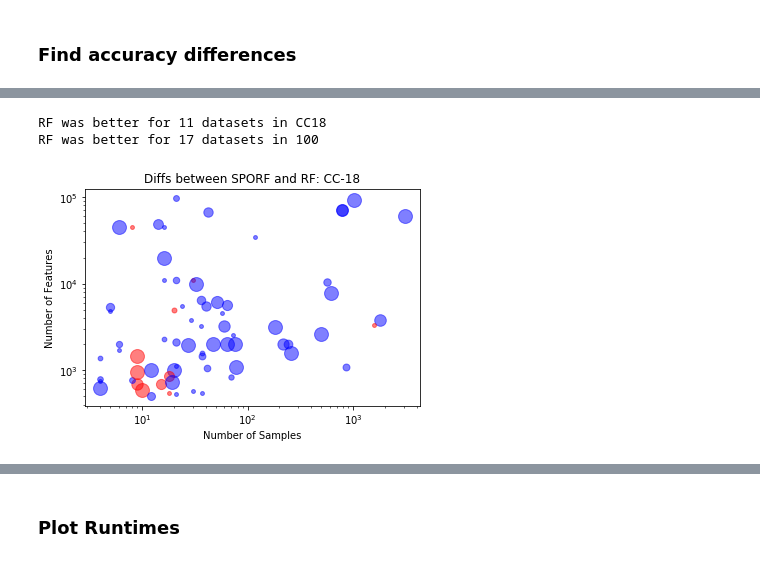
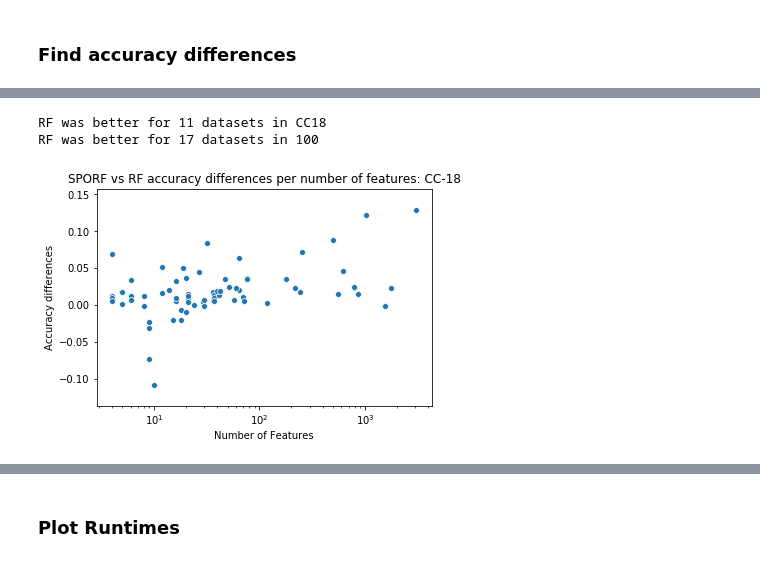
Before and after one commit to sju777/SPORF, a Jupyter notebook: docs/demos/comparisons/OpenML_SPORF_vs_sklearnRF_default.ipynb, the cells around one changed output, grey strips where cells are left out. Cells and saved outputs as stored; diff of their text form; code cells hidden in the pictures.

Commit message:
create new figures for default parameter benchmarks, plot accuracies against features and samples separately

```diff
--- a/docs/demos/comparisons/OpenML_SPORF_vs_sklearnRF_default.ipynb
+++ b/docs/demos/comparisons/OpenML_SPORF_vs_sklearnRF_default.ipynb
@@ -125,9 +112,34 @@ import matplotlib.pyplot as plt
 import seaborn as sns
 import numpy as np
 
-# limiting greatest and least values for figure marker sizes
+# OpenML CC-18
+n_features_CC18 = []
+n_samples_CC18 = []
+
+for i in range(len(SPORF_time_CC18)):
+    n_features_CC18.append(dimen_CC18[i][1])
+    n_samples_CC18.append(dimen_CC18[i][0])
+
+n_features_CC18 = np.vstack((n_features_CC18, acc_diffs_CC18))
+n_samples_CC18 = np.vstack((n_samples_CC18, acc_diffs_CC18))
+
+plt.figure()
+sns.scatterplot(n_features_CC18[:][0],n_features_CC18[:][1])
+plt.xlabel('Number of Features')
+plt.ylabel('Accuracy differences')
+plt.xscale('log')
+# plt.yscale('log')
+plt.title('SPORF vs RF accuracy differences per number of features: CC-18')
+
+plt.figure()
+sns.scatterplot(n_samples_CC18[:][0],n_samples_CC18[:][1])
+plt.xlabel('Number of Samples')
+plt.ylabel('Accuracy differences')
+plt.xscale('log')
+# plt.yscale('log')
+plt.title('SPORF vs RF accuracy differences per number of features: CC-18')
+
 Dacc_diffs_CC18 = acc_diffs_CC18
-Dacc_diffs_100 = acc_diffs_100
 
 a = np.mean(acc_diffs_CC18)-0.01
 b = np.mean(acc_diffs_CC18)+0.01
@@ -143,23 +155,6 @@ for i in range(len(acc_diffs_CC18)):
             Dacc_diffs_CC18[i] = a*-1
         if acc_diffs_CC18[i] < (b*-1):
             Dacc_diffs_CC18[i] = b*-1
-
-c = np.mean(acc_diffs_100)-0.01
-d = np.mean(acc_diffs_100)+0.01
-
-for i in range(len(acc_diffs_100)):
-    if acc_diffs_100[i] > 0:
-        if acc_diffs_100[i] < (c):
-            Dacc_diffs_100[i] = c
-        if acc_diffs_100[i] > (d):
-            Dacc_diffs_100[i] = d
-    else:
-        if acc_diffs_100[i] > (c*-1):
-            Dacc_diffs_100[i] = c*-1
-        if acc_diffs_100[i] < (d*-1):
-            Dacc_diffs_100[i] = d*-1
-
-# plot figures and count datasets where RF performs better (red)
 
 red_CC18 = 0
 plt.figure()
@@ -168,31 +163,75 @@ for i in range(len(Dacc_diffs_CC18)):
         plt.plot(dimen_CC18[i][1],dimen_CC18[i][0],'bo',MarkerSize = (Dacc_diffs_CC18[i])*500,alpha=0.5)
     else:
         plt.plot(dimen_CC18[i][1],dimen_CC18[i][0],'ro',MarkerSize = (Dacc_diffs_CC18[i])*-500,alpha=0.5)
         red_CC18 += 1
 plt.xlabel('Number of Samples')
 plt.ylabel('Number of Features')
 plt.xscale('log')
 plt.yscale('log')
 plt.title('Diffs between SPORF and RF: CC-18')
 
 print('RF was better for ' + str(red_CC18) + ' datasets in CC18')
 
+# OpenML 100
+n_features_100 = []
+n_samples_100 = []
+
+for i in range(len(SPORF_time_100)):
+    n_features_100.append(dimen_100[i][1])
+    n_samples_100.append(dimen_100[i][0])
+
+n_features_100 = np.vstack((n_features_100, acc_diffs_100))
+n_samples_100 = np.vstack((n_samples_100, acc_diffs_100))
+
+plt.figure()
+sns.scatterplot(n_features_100[:][0],n_features_100[:][1])
+plt.xlabel('Number of Features')
+plt.ylabel('Accuracy differences')
+plt.xscale('log')
+# plt.yscale('log')
+plt.title('SPORF vs RF accuracy differences per number of features: 100')
+
+plt.figure()
+sns.scatterplot(n_samples_100[:][0],n_samples_100[:][1])
+plt.xlabel('Number of Samples')
+plt.ylabel('Accuracy differences')
+plt.xscale('log')
+# plt.yscale('log')
+plt.title('SPORF vs RF accuracy differences per number of features: 100')
+
+Dacc_diffs_100 = acc_diffs_100
+
+c = np.mean(acc_diffs_100)-0.01
+d = np.mean(acc_diffs_100)+0.01
+
+for i in range(len(acc_diffs_100)):
+    if acc_diffs_100[i] > 0:
+        if acc_diffs_100[i] < (c):
+            Dacc_diffs_100[i] = c
+        if acc_diffs_100[i] > (d):
+            Dacc_diffs_100[i] = d
+    else:
+        if acc_diffs_100[i] > (c*-1):
+            Dacc_diffs_100[i] = c*-1
+        if acc_diffs_100[i] < (d*-1):
+            Dacc_diffs_100[i] = d*-1
+
 red_100 = 0
 plt.figure()
 for i in range(len(Dacc_diffs_100)):
     if Dacc_diffs_100[i] > 0:
         plt.plot(dimen_100[i][1],dimen_100[i][0],'bo',MarkerSize = (Dacc_diffs_100[i])*500,alpha=0.5)
     else:
         plt.plot(dimen_100[i][1],dimen_100[i][0],'ro',MarkerSize = (Dacc_diffs_100[i])*-500,alpha=0.5)
         red_100 += 1
 plt.xlabel('Number of Samples')
 plt.ylabel('Number of Features')
 plt.xscale('log')
 plt.yscale('log')
 plt.title('Diffs between SPORF and RF: 100')
 
 print('RF was better for ' + str(red_100) + ' datasets in 100')
 # %% [output]
 RF was better for 11 datasets in CC18
 RF was better for 17 datasets in 100
-[figure, old version]
+[figure, new version]
```
Also changed, not shown: parts of 7 cells of this notebook, 1 other file.
